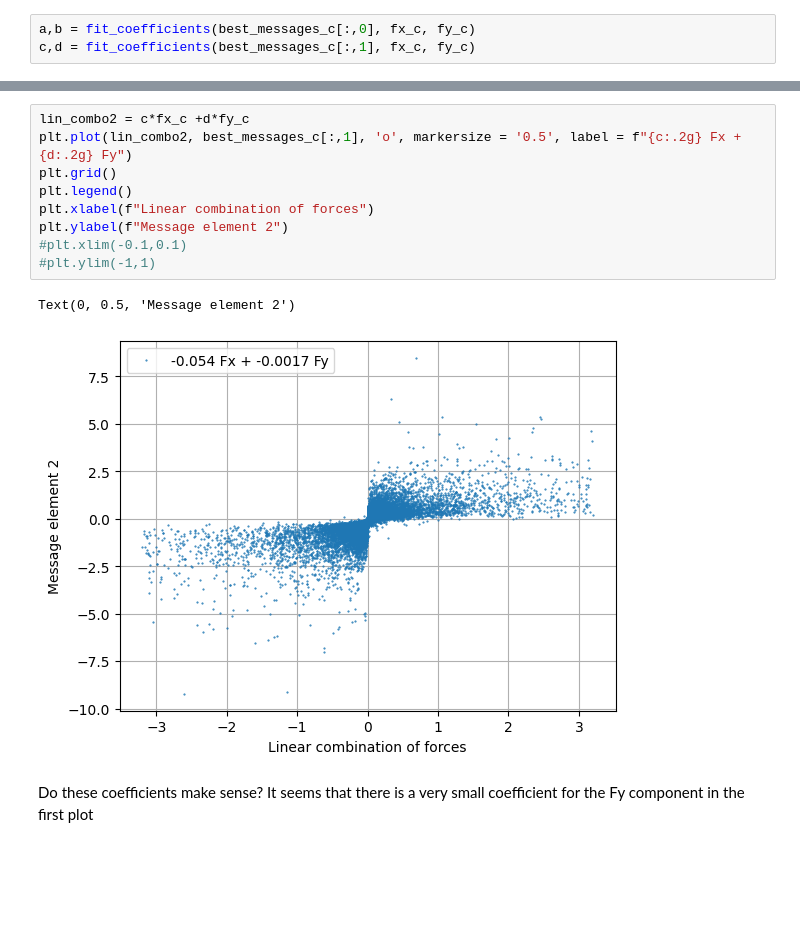
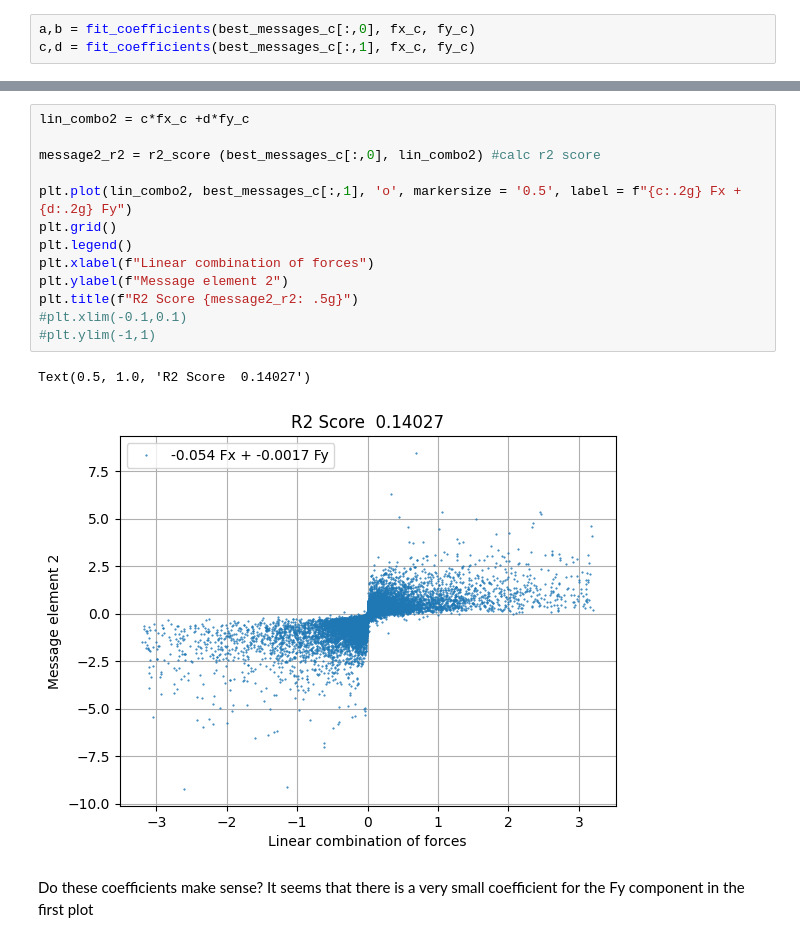
Before and after one commit to elizabethsztan/symbolic_distillation_GNNs, a Jupyter notebook: testing/latent_representation.ipynb, the cells around one changed output, grey strips where cells are left out. Cells and saved outputs as stored; diff of their text form; blank space fills up the shorter version.

Commit message:
added R2 scores

```diff
--- a/testing/latent_representation.ipynb
+++ b/testing/latent_representation.ipynb
@@ -256,15 +261,19 @@ plt.legend()
 # %%
 lin_combo2 = c*fx_c +d*fy_c
+
+message2_r2 = r2_score (best_messages_c[:,0], lin_combo2) #calc r2 score
+
 plt.plot(lin_combo2, best_messages_c[:,1], 'o', markersize = '0.5', label = f"{c:.2g} Fx + {d:.2g} Fy")
 plt.grid()
 plt.legend()
 plt.xlabel(f"Linear combination of forces")
 plt.ylabel(f"Message element 2")
+plt.title(f"R2 Score {message2_r2: .5g}")
 #plt.xlim(-0.1,0.1)
 #plt.ylim(-1,1)
 # %% [output]
-Text(0, 0.5, 'Message element 2')
+Text(0.5, 1.0, 'R2 Score  0.14027')
-[figure, old version]
+[figure, new version]
 # %% [markdown]
 Do these coefficients make sense? It seems that there is a very small coefficient for the Fy component in the first plot
 # %%
```
Also changed, not shown: parts of 2 cells of this notebook.
